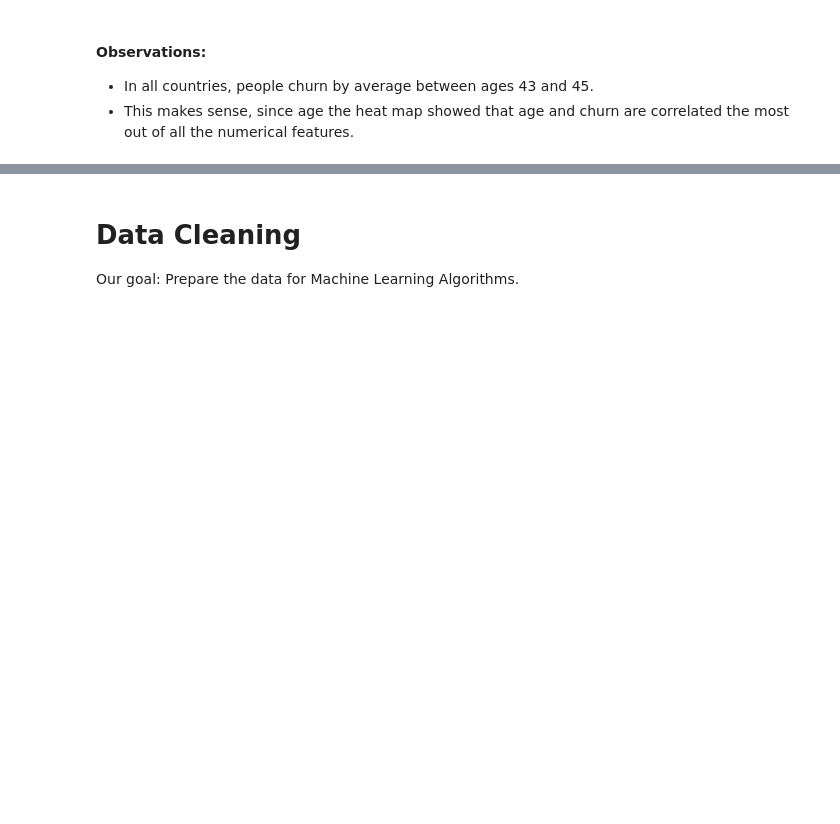
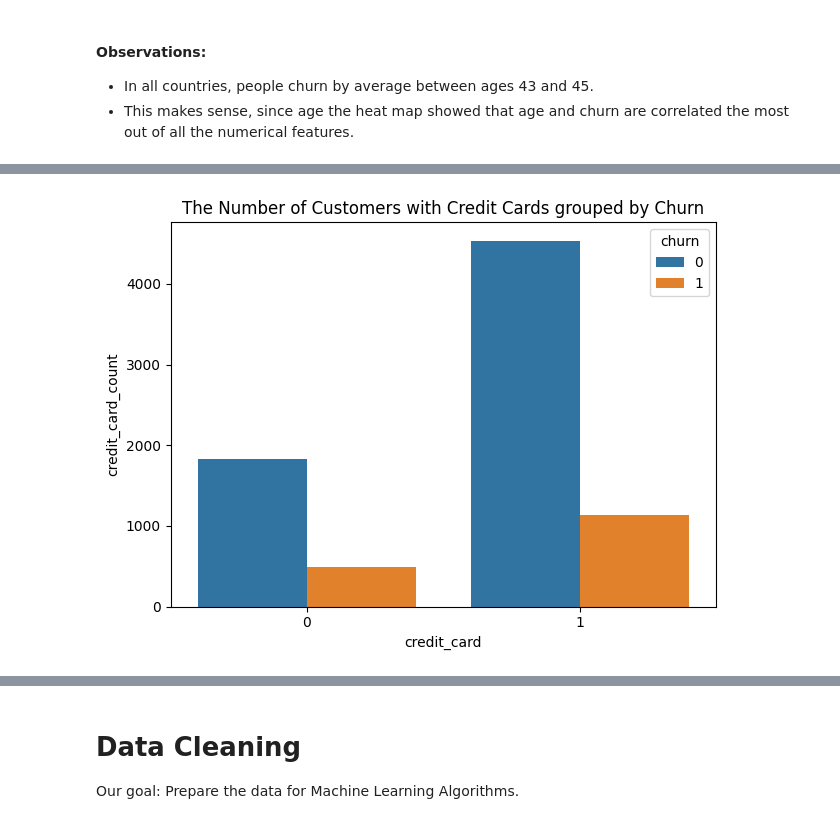
Before and after one commit to EitanKats/ML-project, a Jupyter notebook: Bank Churn.ipynb, the cells around one changed output, grey strips where cells are left out. Saved outputs shown, nothing was run; the diff lists cells and outputs as text; code cells hidden in the pictures; blank space fills up the shorter version.

Commit message:
Add plots

```diff
--- a/Bank Churn.ipynb
+++ b/Bank Churn.ipynb
@@ -405,0 +390,4 @@ churned_mean_age_per_country
+# %%
+credit_card_by_churn = train_set.groupby(["churn", "credit_card"]).agg(credit_card_count=("credit_card", 'count'))
+credit_card_by_churn = credit_card_by_churn.reset_index()
+credit_card_by_churn
@@ -405,0 +400,7 @@ churned_mean_age_per_country
+# %%
+plt.title("The Number of Customers with Credit Cards grouped by Churn")
+sns.barplot(data=credit_card_by_churn, x='credit_card', y='credit_card_count', hue='churn')
+plt.tight_layout()
+plt.show()
+# %% [output]
+[figure, added]
```
Also changed, not shown: parts of 32 cells of this notebook.
